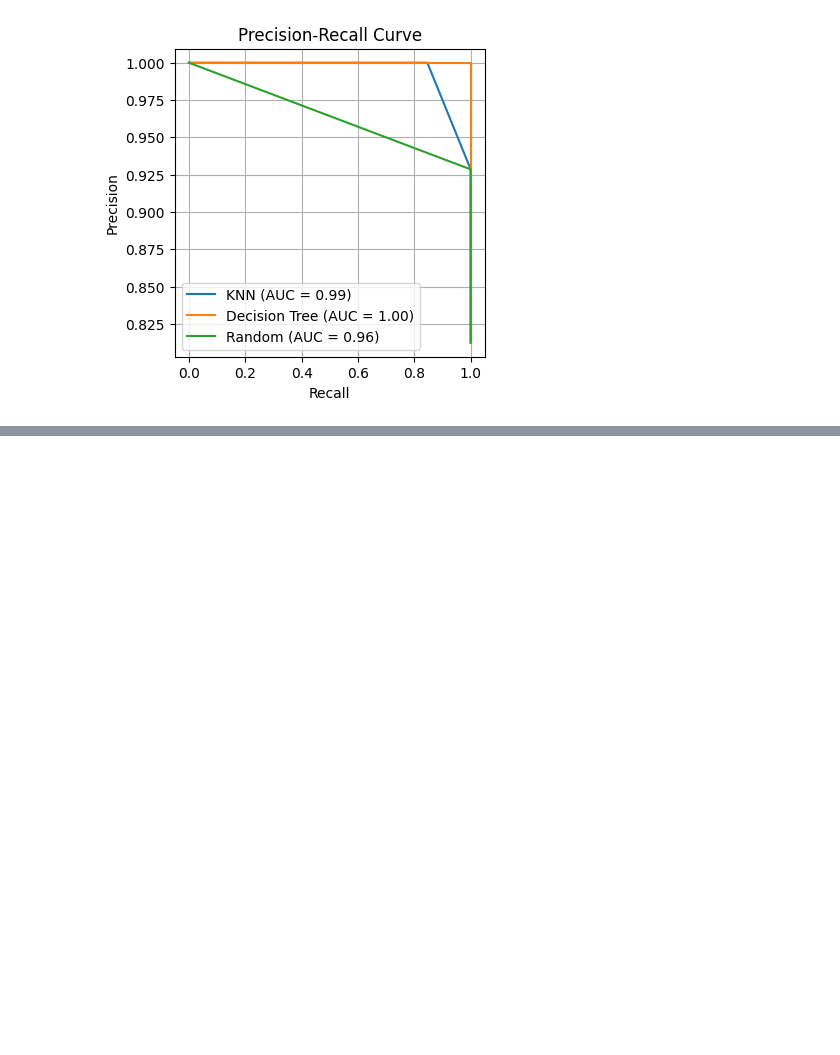
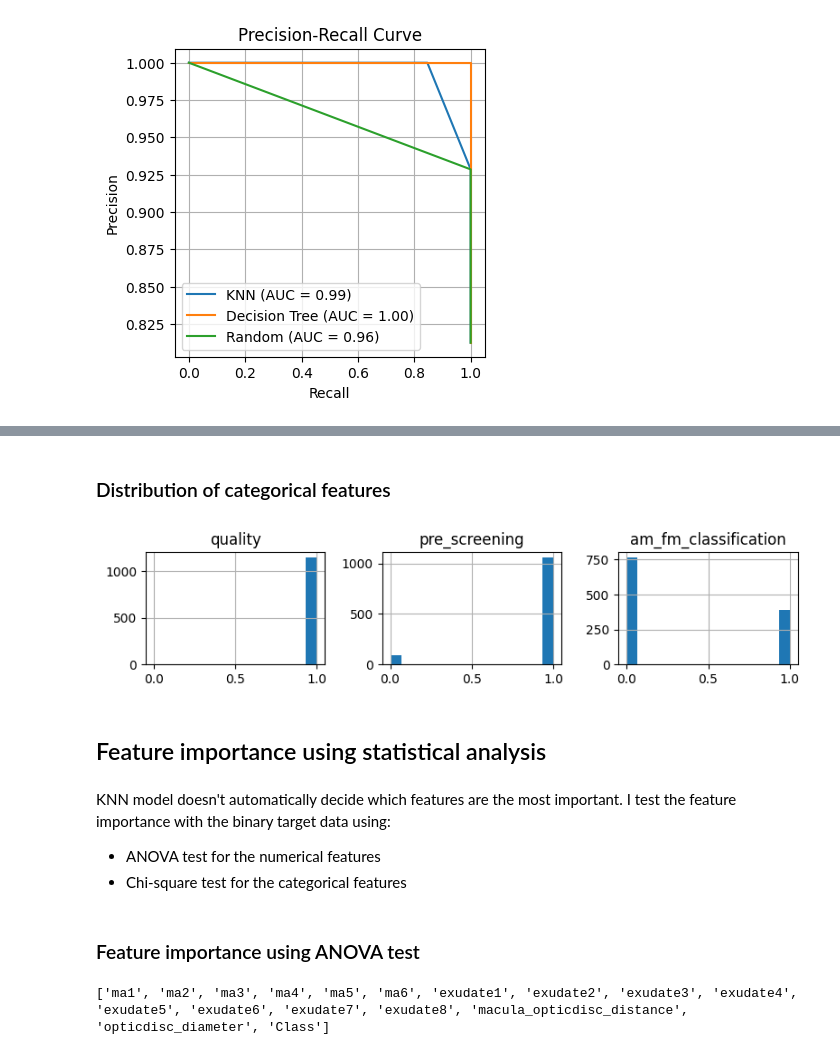
Before and after one commit to Shima-Nam/Applied-Machine-Learning-Mcgill-University-COMP-551, a Jupyter notebook: Project_1/Comp551_project1.ipynb, the cells around one changed output, grey strips where cells are left out. Saved outputs shown, nothing was run; the diff lists cells and outputs as text; code cells hidden in the pictures; blank space fills up the shorter version.

```diff
--- a/Project_1/Comp551_project1.ipynb
+++ b/Project_1/Comp551_project1.ipynb
@@ -524,0 +654,23 @@ plt.show()
+# %% [markdown]
+### Distribution of categorical features
+# %%
+XY2[['quality', 'pre_screening', 'am_fm_classification']].hist(
+    figsize=(8, 2), bins=15, layout=(1, 3))
+plt.tight_layout()
+plt.show()
+# %% [output]
+[figure, added]
+# %% [markdown]
+## Feature importance using statistical analysis
+# %% [markdown]
+KNN model doesn't automatically decide which features are the most important.
+I test the feature importance with the binary target data using:
+- ANOVA test for the numerical features
+- Chi-square test for the categorical features
+# %% [markdown]
+### Feature importance using ANOVA test
+# %%
+Columns = XY2.drop(columns=['quality', 'pre_screening', 'am_fm_classification']).columns.tolist()
+print(Columns)
+# %% [output]
+['ma1', 'ma2', 'ma3', 'ma4', 'ma5', 'ma6', 'exudate1', 'exudate2', 'exudate3', 'exudate4', 'exudate5', 'exudate6', 'exudate7', 'exudate8', 'macula_opticdisc_distance', 'opticdisc_diameter', 'Class']
```
Also changed, not shown: parts of 59 cells of this notebook, 1 other file.
